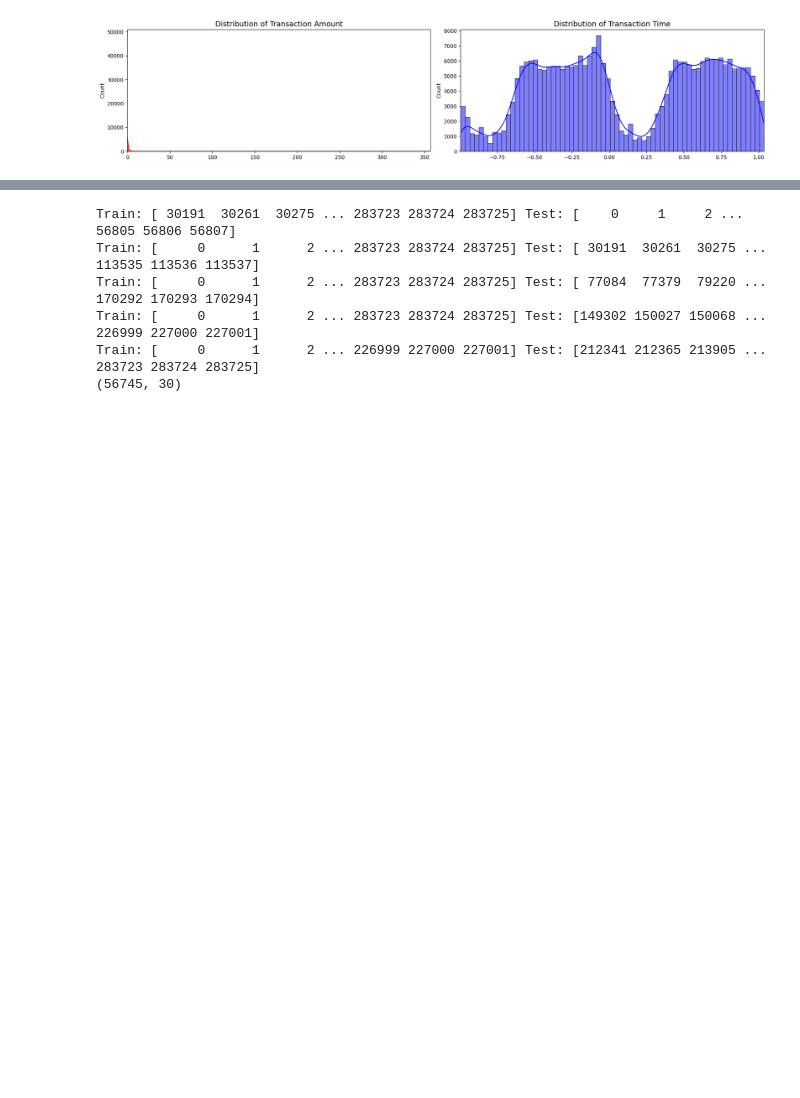
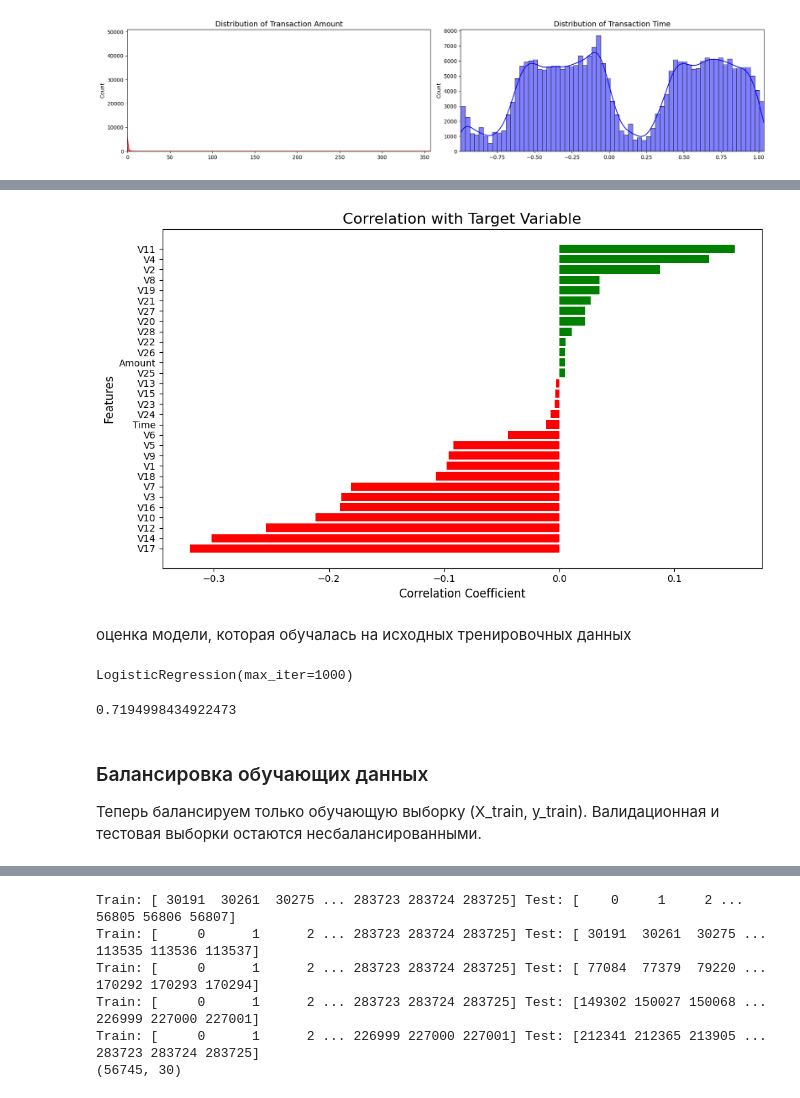
Before and after one commit to skytecat/FraudDetection, a Jupyter notebook: fraud_detection.ipynb, the cells around one changed output, grey strips where cells are left out. Cells and saved outputs as stored; diff of their text form; code cells hidden in the pictures; blank space fills up the shorter version.

```diff
--- a/fraud_detection.ipynb
+++ b/fraud_detection.ipynb
@@ -135,0 +155,15 @@ data[['Time', 'Amount']].head()
+# %%
+from sklearn.model_selection import train_test_split
+
+X = data.drop('Class', axis=1)
+y = data['Class']
+
+# Разделение данных на обучающую и тестовую выборки
+X_train, X_test, y_train, y_test = train_test_split(
+    X, y, test_size=0.2, random_state=42, stratify=y
+)
+
+# # Разделение обучающих данных на обучающую и валидационную выборки
+# X_train, X_val, y_train, y_val = train_test_split(
+#     X_train_full, y_train_full, test_size=0.25, random_state=42, stratify=y_train_full
+# )
@@ -135,0 +191,44 @@ data[['Time', 'Amount']].head()
+# %%
+import matplotlib.pyplot as plt
+
+# Вычисление корреляций
+correlations = X_train.corrwith(pd.Series(y_train)).sort_values()
+
+# Определение цветов
+colors = ['red' if x < 0 else 'green' for x in correlations.values]
+
+# Создание графика
+plt.figure(figsize=(10, 6))
+plt.barh(correlations.index, correlations.values, color=colors)
+
+# Настройка графика
+plt.title('Correlation with Target Variable', fontsize=16)
+plt.xlabel('Correlation Coefficient', fontsize=12)
+plt.ylabel('Features', fontsize=12)
+
+# Отображение графика
+plt.tight_layout()
+plt.show()
+# %% [output]
+[figure, added]
+# %% [markdown]
+оценка модели, которая обучалась на исходных тренировочных данных
+# %%
+log_m1 = LogisticRegression(max_iter=1000)
+
+log_m1.fit(X_train, y_train)
+# %% [output]
+LogisticRegression(max_iter=1000)
+# %%
+from sklearn.model_selection import cross_val_score
+
+score = cross_val_score(log_m1, X_train, y_train, cv=5, scoring='f1')
+print(score.mean())
+
+# score = cross_val_score(log_m1, X_test, y_test, cv=5, scoring='f1')
+# print(score.mean())
+# %% [output]
+0.7194998434922473
+# %% [markdown]
+### Балансировка обучающих данных
+Теперь балансируем только обучающую выборку (X_train, y_train). Валидационная и тестовая выборки остаются несбалансированными.
```
Also changed, not shown: parts of 32 cells of this notebook.
